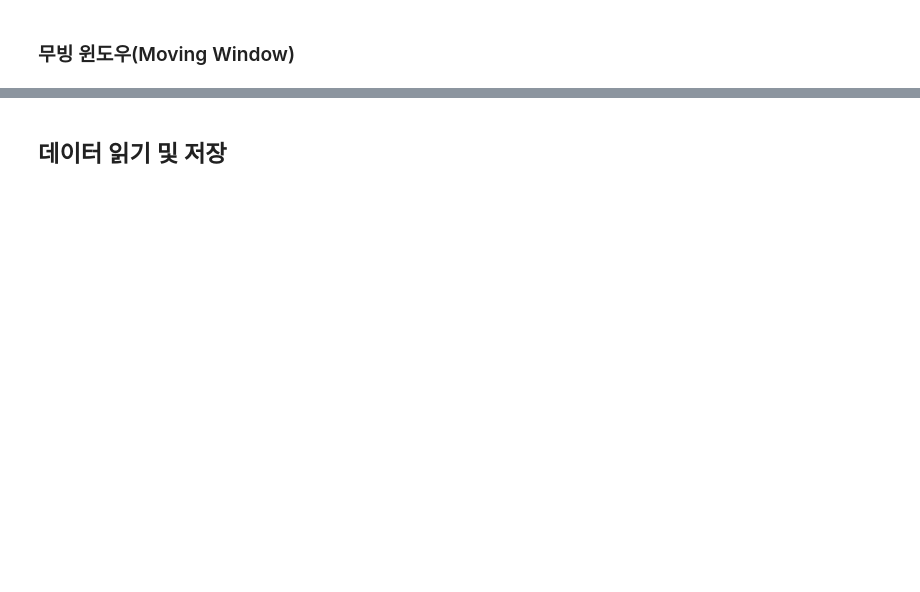
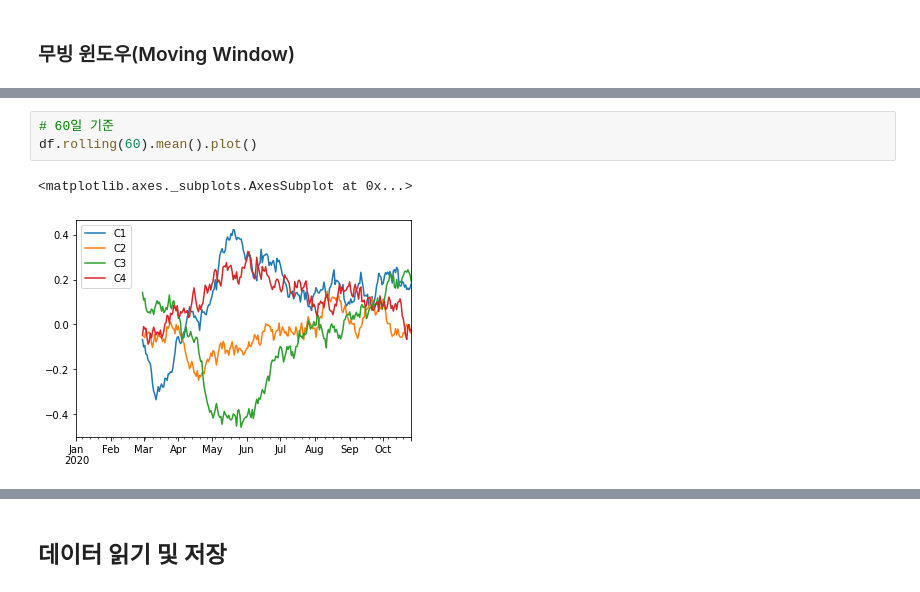
Before and after one commit to silver-ye/Bigdata, a Jupyter notebook: _Pandas_한번에_제대로_배우기.ipynb, the cells around one changed output, grey strips where cells are left out. Saved outputs shown, nothing was run; the diff lists cells and outputs as text; blank space fills up the shorter version.

```diff
--- a/_Pandas_한번에_제대로_배우기.ipynb
+++ b/_Pandas_한번에_제대로_배우기.ipynb
@@ -880,0 +4446,6 @@ koea_mdf = pd.DataFrame({'총 인구수': population,
+# %%
+# 60일 기준
+df.rolling(60).mean().plot()
+# %% [output]
+<matplotlib.axes._subplots.AxesSubplot at 0x...>
+[figure, added]
```
Also changed, not shown: parts of 456 cells of this notebook.
